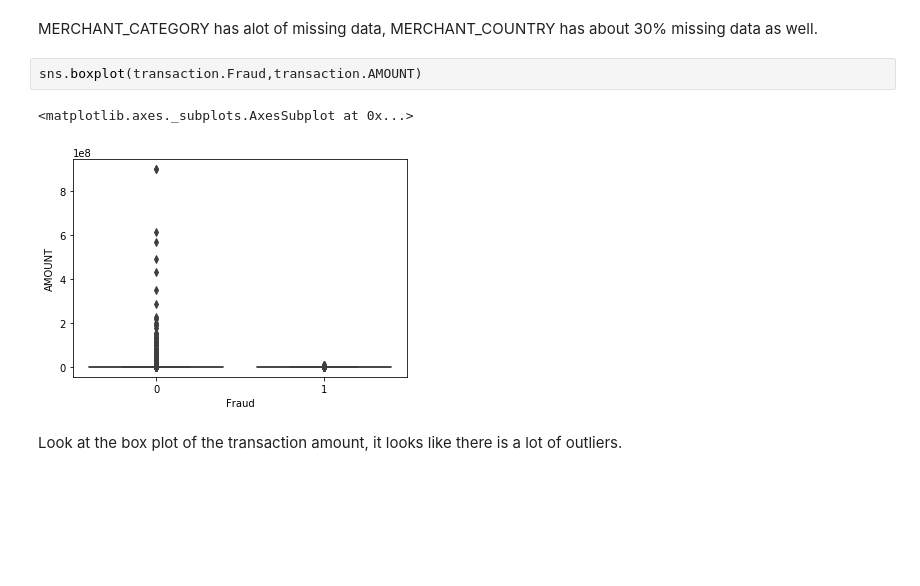
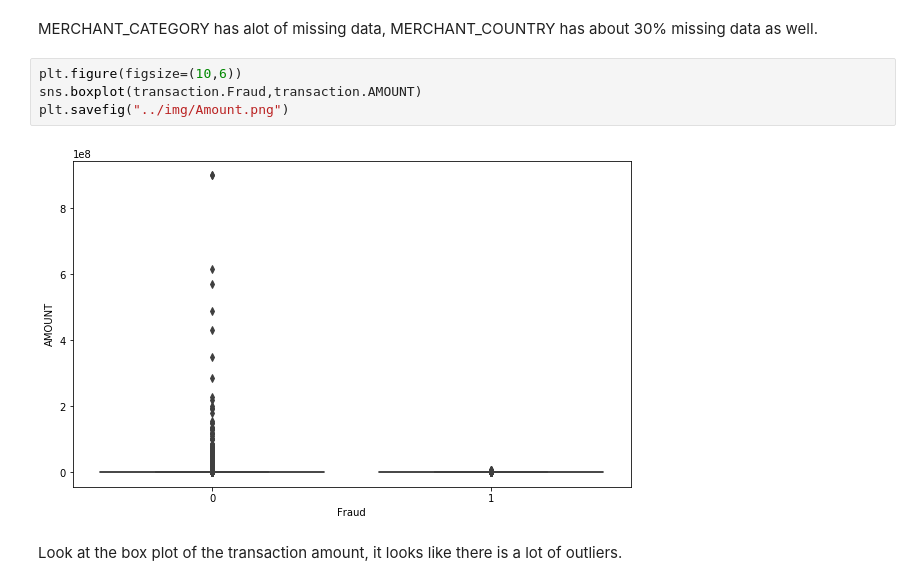
Before and after one commit to chaoskane1314/Detect-Fraud-Financial-Transactions, a Jupyter notebook: src/EDA and Data Cleaning.ipynb, the cells around one changed output. Cells and saved outputs as stored; diff of their text form; blank space fills up the shorter version.

```diff
--- a/src/EDA and Data Cleaning.ipynb
+++ b/src/EDA and Data Cleaning.ipynb
@@ -61,10 +74,11 @@ sns.heatmap(transaction.isna())
 # %% [markdown]
 MERCHANT_CATEGORY has alot of missing data, MERCHANT_COUNTRY has about 30% missing data as well.
 # %%
+plt.figure(figsize=(10,6))
 sns.boxplot(transaction.Fraud,transaction.AMOUNT)
+plt.savefig("../img/Amount.png")
 # %% [output]
-<matplotlib.axes._subplots.AxesSubplot at 0x...>
-[figure, old version]
+[figure, new version]
 # %% [markdown]
 Look at the box plot of the transaction amount, it looks like there is a lot of outliers.
 # %% [markdown]
```
Also changed, not shown: parts of 13 cells of this notebook, 30 other files.
